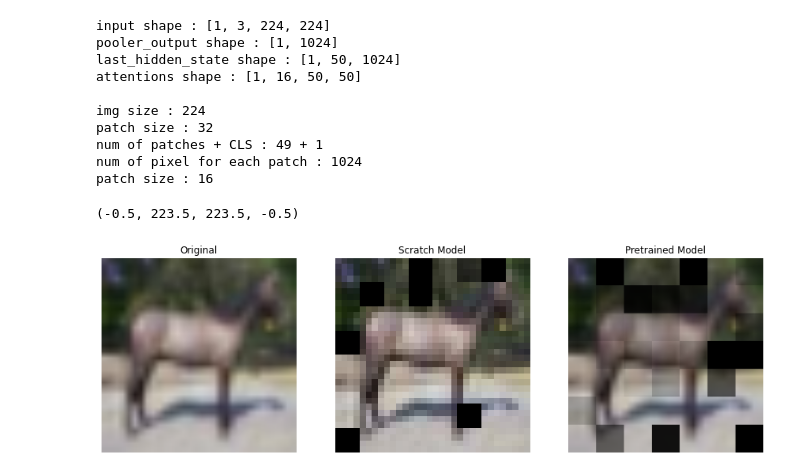
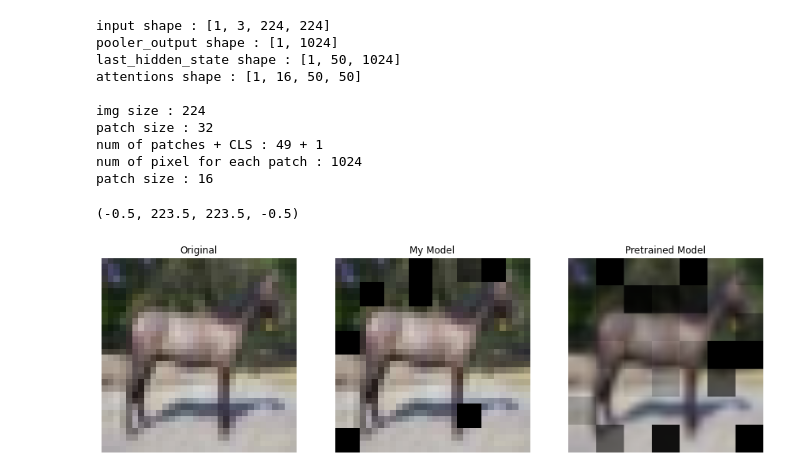
Before and after one commit to MINED30/MODELING, a Jupyter notebook: Vision_Transformer.ipynb, the cells around one changed output. Drawn from its saved outputs; the diff is of its cells as text; code cells hidden in the pictures.

```diff
--- a/Vision_Transformer.ipynb
+++ b/Vision_Transformer.ipynb
@@ -569,33 +569,33 @@ att_p = np.concatenate([ones,ones,ones,att_p]).reshape(4,224,224).transpose(1,2,
 
 output, att_img = model(images[1:2])
 att_img = att_img.sum(axis=1)
 att = att_img[0][0][1:]
 att = (att - att.min())*10 / (att.max() - att.min())
 att = att.reshape(8,8).to('cpu').detach().numpy().repeat(4).reshape(8,32).repeat(4,axis=0)
 att = np.minimum(att,1)
 ones = np.full_like(att,0)
 att = np.concatenate([ones,ones,ones,att]).reshape(4,32,32).transpose(1,2,0)
 plot_img = images[1].permute(1,2,0).to('cpu').detach().numpy()
 
 
 
 plt.figure(figsize=(15,5))
 plt.subplot(1,3,1)
 plt.title("Original")
-plt.imshow(plotting_p)
+plt.imshow(images[1].permute(1,2,0).to('cpu'))
 plt.axis("off")
 
 plt.subplot(1,3,2)
-plt.title("Scratch Model")
+plt.title("My Model")
 plt.imshow(plot_img)
 plt.imshow(att)
 plt.axis("off")
 
 plt.subplot(1,3,3)
 plt.title("Pretrained Model")
 plt.imshow(plotting_p)
 plt.imshow(att_p)
 plt.axis("off")
 # %% [output]
 (-0.5, 223.5, 223.5, -0.5)
-[figure, old version]
+[figure, new version]
```
